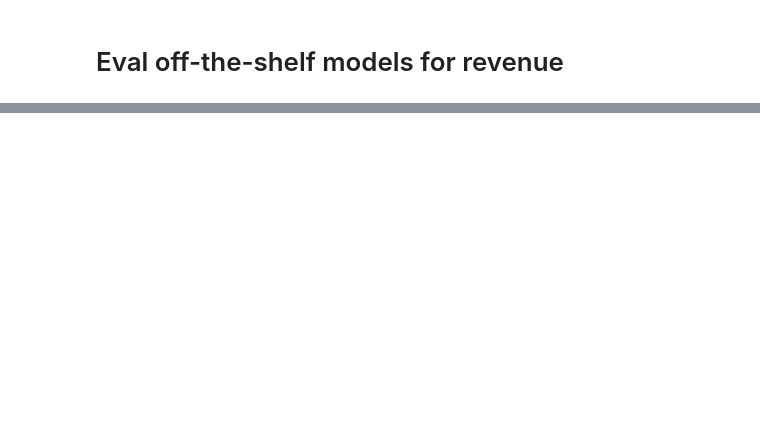
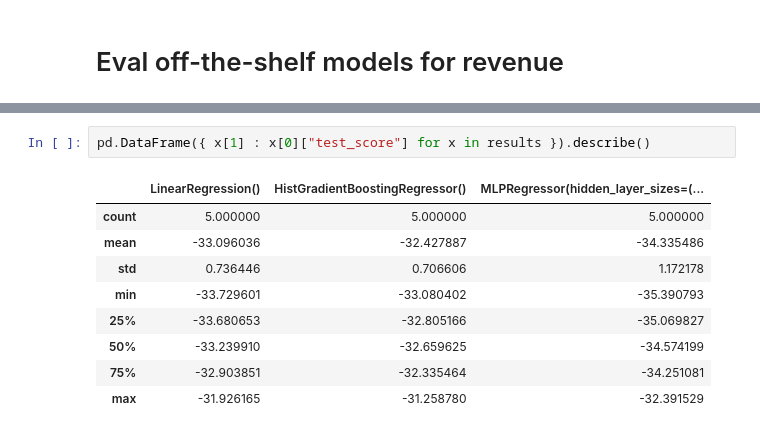
Before and after one commit to sarfaraz79/driver-scheduling, a Jupyter notebook: final/03_models.ipynb, the cells around one changed output, grey strips where cells are left out. Drawn from its saved outputs; the diff is of its cells as text; blank space fills up the shorter version.

```diff
--- a/final/03_models.ipynb
+++ b/final/03_models.ipynb
@@ -518,0 +599,12 @@ MLPRegressor(hidden_layer_sizes=(25, 25, 10))
+# %%
+pd.DataFrame({ x[1] : x[0]["test_score"] for x in results }).describe()
+# %% [output]
+|  | LinearRegression() | HistGradientBoostingRegressor() | MLPRegressor(hidden_layer_sizes=(... |
+| count | 5.000000 | 5.000000 | 5.000000 |
+| mean | -33.096036 | -32.427887 | -34.335486 |
+| std | 0.736446 | 0.706606 | 1.172178 |
+| min | -33.729601 | -33.080402 | -35.390793 |
+| 25% | -33.680653 | -32.805166 | -35.069827 |
+| 50% | -33.239910 | -32.659625 | -34.574199 |
+| 75% | -32.903851 | -32.335464 | -34.251081 |
+| max | -31.926165 | -31.258780 | -32.391529 |
```
Also changed, not shown: parts of 10 cells of this notebook, 12 other files.
